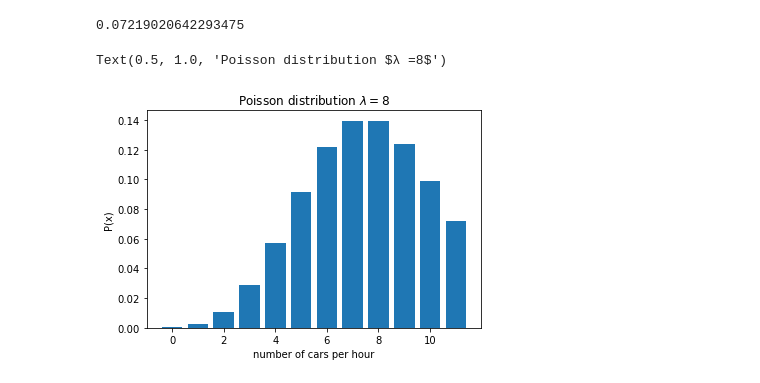
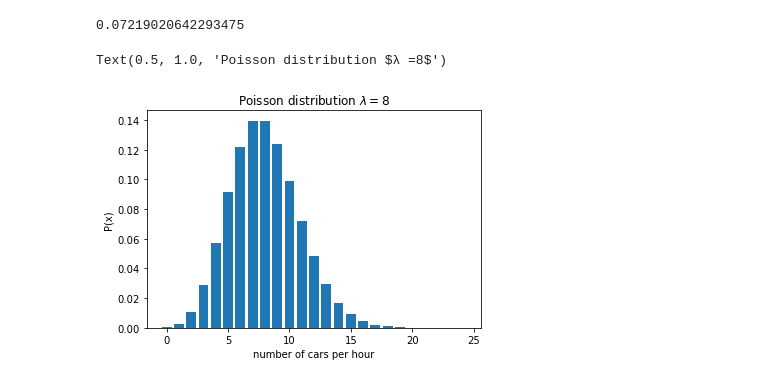
Before and after one commit to natasharivers/Statistics, a Jupyter notebook: Probability Distributions Notes.ipynb, the cells around one changed output. Cells and saved outputs as stored; diff of their text form; code cells hidden in the pictures.

```diff
--- a/Probability Distributions Notes.ipynb
+++ b/Probability Distributions Notes.ipynb
@@ -541,12 +541,12 @@ stats.poisson(λ).pmf(11)
 # %% [output]
 0.07219020642293475
 # %%
-x= np.arange(0,12)
+x= np.arange(0,25)
 y= stats.poisson(λ).pmf(x)
 plt.bar(x,y)
 plt.xlabel('number of cars per hour')
 plt.ylabel('P(x)')
 plt.title('Poisson distribution $λ =8$')
 # %% [output]
 Text(0.5, 1.0, 'Poisson distribution $λ =8$')
-[figure, old version]
+[figure, new version]
```
Also changed, not shown: parts of 1 cell of this notebook, 2 other files.
